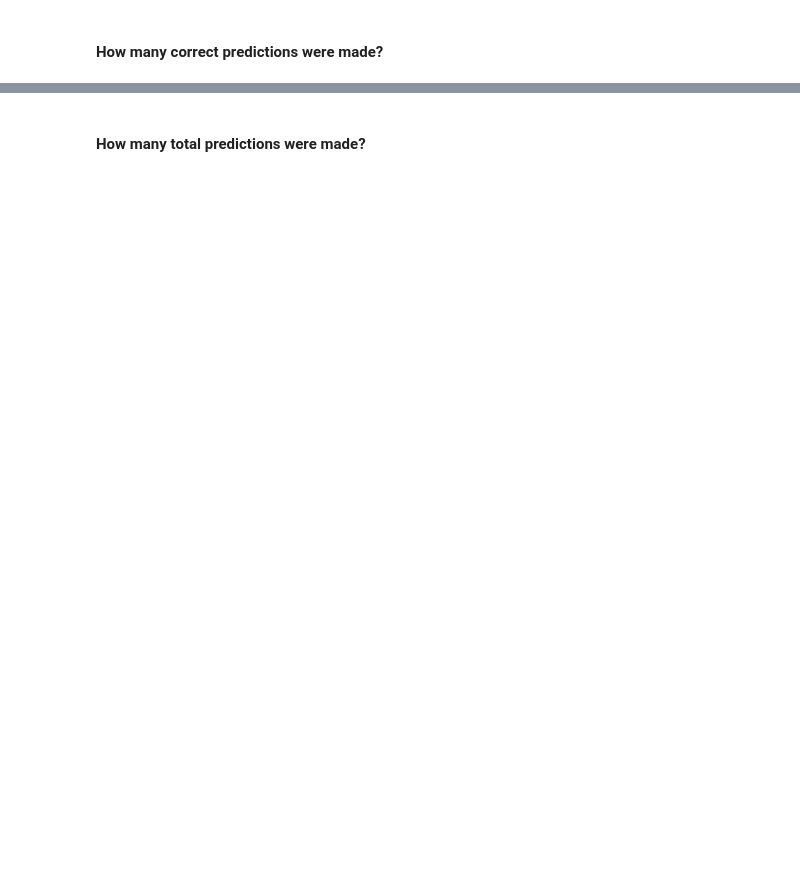
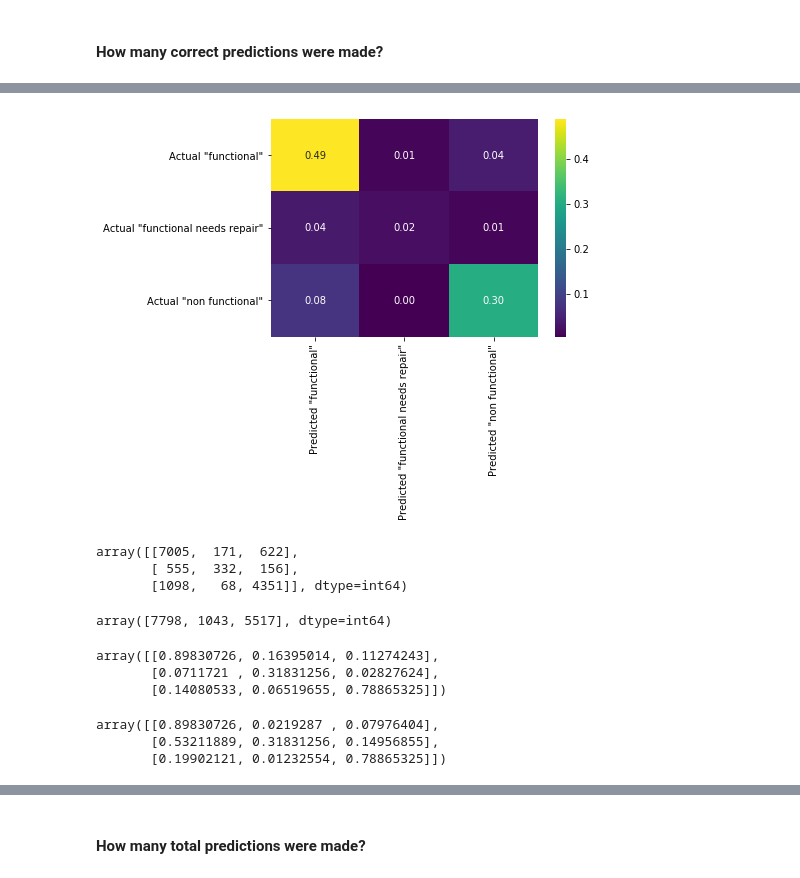
Before and after one commit to bloominstituteoftechnology/DS-Unit-2-Tree-Ensembles, a Jupyter notebook: module3-confusion-matrix/confusion_matrix.ipynb, the cells around one changed output, grey strips where cells are left out. Drawn from its saved outputs; the diff is of its cells as text; code cells hidden in the pictures; blank space fills up the shorter version.

```diff
--- a/module3-confusion-matrix/confusion_matrix.ipynb
+++ b/module3-confusion-matrix/confusion_matrix.ipynb
@@ -123,0 +173,36 @@ print('Validation Accuracy', accuracy_score(y_val, y_pred))
+# %%
+# We want to normalize, let's divide by cm.sum
+
+def plot_confusion_matrix(ytrue, ypred, normalize=True):
+    columns =[f'Predicted "{c}"' for c in unique_labels(ytrue)]
+    index_names = [f'Actual "{c}"' for c in unique_labels(ytrue)]
+    df = pd.DataFrame(cm/cm.sum(), columns=columns, index=index_names)
+    sns.heatmap(df, cmap='viridis', annot=True, fmt='.2f')
+
+plot_confusion_matrix(yval, ypred)
+# %% [output]
+[figure, added]
+# %%
+cm
+# %% [output]
+array([[7005,  171,  622],
+       [ 555,  332,  156],
+       [1098,   68, 4351]], dtype=int64)
+# %%
+# What's with those numbers?
+cm.sum(axis=1)
+# %% [output]
+array([7798, 1043, 5517], dtype=int64)
+# %%
+cm/cm.sum(axis=1)
+# %% [output]
+array([[0.89830726, 0.16395014, 0.11274243],
+       [0.0711721 , 0.31831256, 0.02827624],
+       [0.14080533, 0.06519655, 0.78865325]])
+# %%
+# Maybe a reshape will help
+cm/cm.sum(axis=1).reshape(3,1)
+# %% [output]
+array([[0.89830726, 0.0219287 , 0.07976404],
+       [0.53211889, 0.31831256, 0.14956855],
+       [0.19902121, 0.01232554, 0.78865325]])
```
Also changed, not shown: parts of 26 cells of this notebook.
